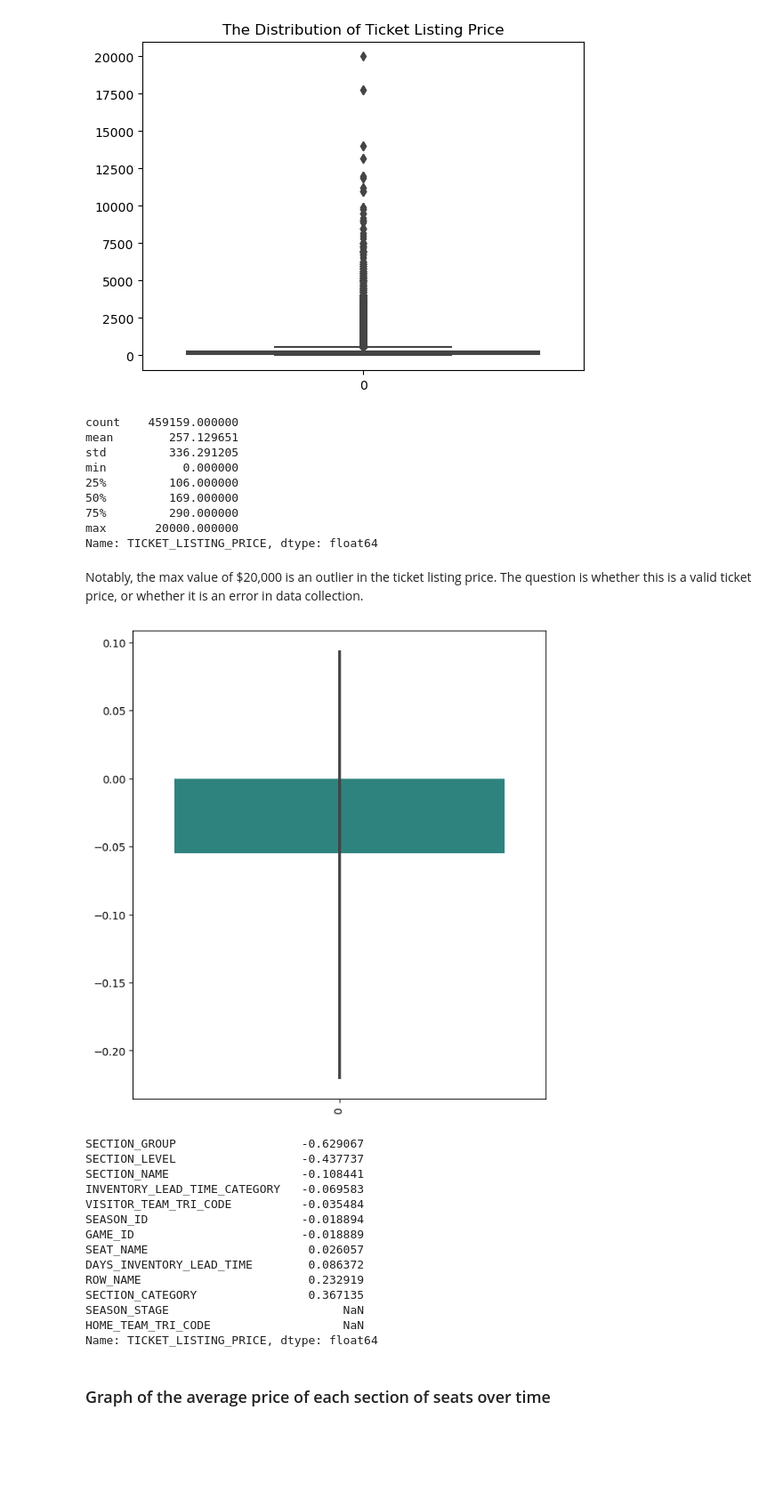
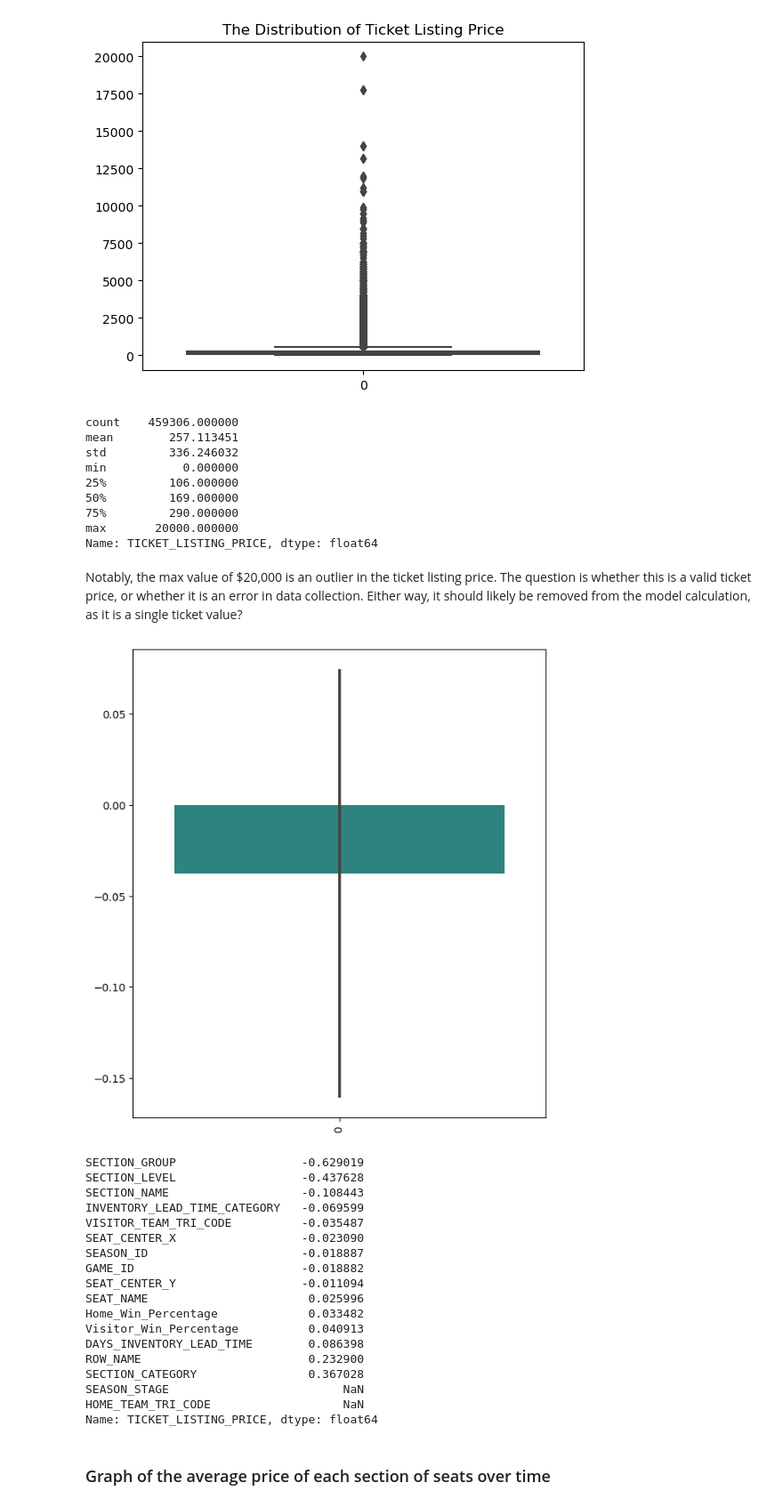
Before and after one commit to asnyder613/NBA_Seating, a Jupyter notebook: NBA_Capstone.ipynb, the cells around one changed output. Shown at 89% size. Saved outputs shown, nothing was run; the diff lists cells and outputs as text; code cells hidden in the pictures; blank space fills up the shorter version.

Commit message:
added Darin's game dataframe & updated models

```diff
--- a/NBA_Capstone.ipynb
+++ b/NBA_Capstone.ipynb
@@ -22,4 +22,13 @@ from pandas_profiling import ProfileReport
 # %%
 listing = pd.read_csv("2024-03-06 Listing Data.csv")
 location = pd.read_csv("2024-03-06 Seat Coordinates.csv")
+# %%
+#import game data & combine dataframes
+date_team_win_percent_df = pd.read_csv("win_percentages.csv")
+# %%
+#merge dataframes
+merged_df = pd.merge(listing, location[['SECTION_ROW_SEAT_NAME', 'SEAT_CENTER_X', 'SEAT_CENTER_Y']], on=['SECTION_ROW_SEAT_NAME'], how='left')
+# %%
+# Merge the DataFrames based on matching dates and visitor team tri codes
+final_df = pd.merge(merged_df, date_team_win_percent_df, how='left', left_on=['GAME_DATE', 'VISITOR_TEAM_TRI_CODE'], right_on=['Date', 'Visitor_Team'])
 # %%
@@ -66,14 +76,14 @@ memory usage: 59.6+ MB
 # %%
-listing['GAME_DATE'] = pd.to_datetime(listing['GAME_DATE'])
-listing['GAME_TIME'] = pd.to_datetime(listing['GAME_TIME'])
-listing['SEASON_STAGE'] = listing['SEASON_STAGE'].astype('category').cat.codes
-listing['VISITOR_TEAM_TRI_CODE']= listing['VISITOR_TEAM_TRI_CODE'].astype('category').cat.codes
-listing['HOME_TEAM_TRI_CODE']= listing['HOME_TEAM_TRI_CODE'].astype('category').cat.codes
-listing['SECTION_CATEGORY']= listing['SECTION_CATEGORY'].astype('category').cat.codes
-listing['SECTION_GROUP']= listing['SECTION_GROUP'].astype('category').cat.codes
-listing['SECTION_LEVEL']= listing['SECTION_LEVEL'].astype('category').cat.codes
-listing['SECTION_NAME']= listing['SECTION_NAME'].astype('category').cat.codes
-listing['ROW_NAME']= listing['ROW_NAME'].astype('category').cat.codes
-listing['SEAT_NAME']= listing['SEAT_NAME'].astype('category').cat.codes
-listing['INVENTORY_LEAD_TIME_CATEGORY']= listing['INVENTORY_LEAD_TIME_CATEGORY'].astype('category').cat.codes
+final_df['GAME_DATE'] = pd.to_datetime(final_df['GAME_DATE'])
+final_df['GAME_TIME'] = pd.to_datetime(final_df['GAME_TIME'])
+final_df['SEASON_STAGE'] = final_df['SEASON_STAGE'].astype('category').cat.codes
+final_df['VISITOR_TEAM_TRI_CODE']= final_df['VISITOR_TEAM_TRI_CODE'].astype('category').cat.codes
+final_df['HOME_TEAM_TRI_CODE']= final_df['HOME_TEAM_TRI_CODE'].astype('category').cat.codes
+final_df['SECTION_CATEGORY']= final_df['SECTION_CATEGORY'].astype('category').cat.codes
+final_df['SECTION_GROUP']= final_df['SECTION_GROUP'].astype('category').cat.codes
+final_df['SECTION_LEVEL']= final_df['SECTION_LEVEL'].astype('category').cat.codes
+final_df['SECTION_NAME']= final_df['SECTION_NAME'].astype('category').cat.codes
+final_df['ROW_NAME']= final_df['ROW_NAME'].astype('category').cat.codes
+final_df['SEAT_NAME']= final_df['SEAT_NAME'].astype('category').cat.codes
+final_df['INVENTORY_LEAD_TIME_CATEGORY']= final_df['INVENTORY_LEAD_TIME_CATEGORY'].astype('category').cat.codes
 # %%
@@ -132,11 +150,11 @@ plt.title ("The Distribution of Ticket Listing Price")
 Text(0.5, 1.0, 'The Distribution of Ticket Listing Price')
 [figure]
 # %%
-listing["TICKET_LISTING_PRICE"].describe()
+final_df["TICKET_LISTING_PRICE"].describe()
 # %% [output]
-count    459159.000000
-mean        257.129651
-std         336.291205
+count    459306.000000
+mean        257.113451
+std         336.246032
 min           0.000000
 25%         106.000000
 50%         169.000000
@@ -144,4 +162,4 @@ min           0.000000
 max       20000.000000
 Name: TICKET_LISTING_PRICE, dtype: float64
 # %% [markdown]
-Notably, the max value of $20,000 is an outlier in the ticket listing price. The question is whether this is a valid ticket price, or whether it is an error in data collection.
+Notably, the max value of $20,000 is an outlier in the ticket listing price. The question is whether this is a valid ticket price, or whether it is an error in data collection. Either way, it should likely be removed from the model calculation, as it is a single ticket value?
@@ -148,23 +169,27 @@ Notably, the max value of $20,000 is an outlier in the ticket listing price. The
 # %%
-correlated = listing.corr(numeric_only=True) ["TICKET_LISTING_PRICE"]. sort_values().drop(index="TICKET_LISTING_PRICE")
+correlated = final_df.corr(numeric_only=True) ["TICKET_LISTING_PRICE"]. sort_values().drop(index="TICKET_LISTING_PRICE")
 plt.figure(figsize=(7,8), dpi=100)
 sns.barplot(data=correlated,palette="viridis")
 plt.xticks(rotation=90)
 plt.show()
 print(correlated)
 # %% [output]
-[figure, old version]
+[figure, new version]
-SECTION_GROUP                  -0.629067
-SECTION_LEVEL                  -0.437737
-SECTION_NAME                   -0.108441
-INVENTORY_LEAD_TIME_CATEGORY   -0.069583
-VISITOR_TEAM_TRI_CODE          -0.035484
-SEASON_ID                      -0.018894
-GAME_ID                        -0.018889
-SEAT_NAME                       0.026057
-DAYS_INVENTORY_LEAD_TIME        0.086372
-ROW_NAME                        0.232919
-SECTION_CATEGORY                0.367135
+SECTION_GROUP                  -0.629019
+SECTION_LEVEL                  -0.437628
+SECTION_NAME                   -0.108443
+INVENTORY_LEAD_TIME_CATEGORY   -0.069599
+VISITOR_TEAM_TRI_CODE          -0.035487
+SEAT_CENTER_X                  -0.023090
+SEASON_ID                      -0.018887
+GAME_ID                        -0.018882
+SEAT_CENTER_Y                  -0.011094
+SEAT_NAME                       0.025996
+Home_Win_Percentage             0.033482
+Visitor_Win_Percentage          0.040913
+DAYS_INVENTORY_LEAD_TIME        0.086398
+ROW_NAME                        0.232900
+SECTION_CATEGORY                0.367028
 SEASON_STAGE                         NaN
 HOME_TEAM_TRI_CODE                   NaN
 Name: TICKET_LISTING_PRICE, dtype: float64
```
Also changed, not shown: parts of 34 cells of this notebook.
